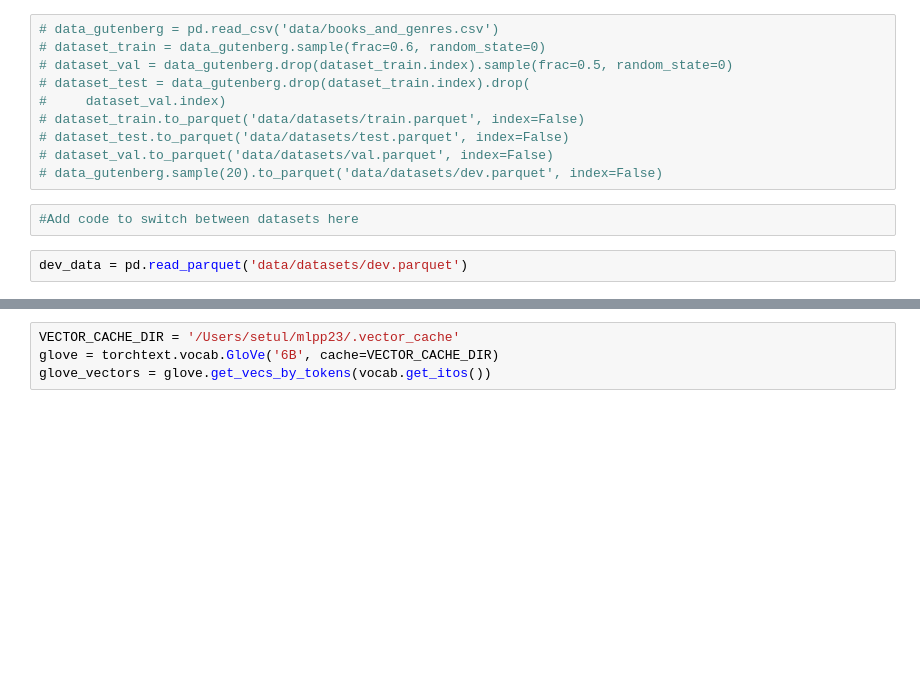
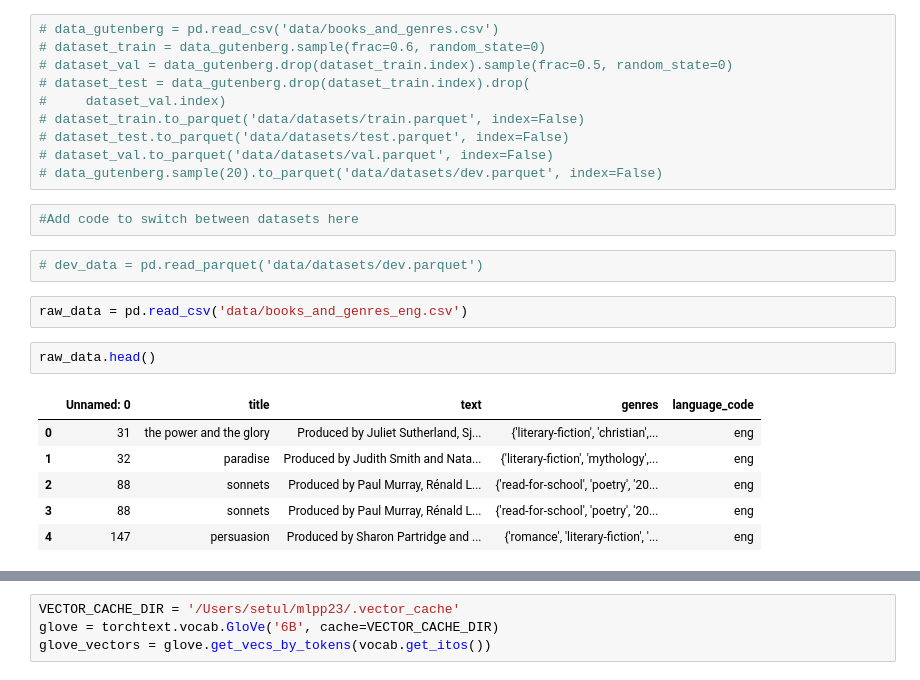
Before and after one commit to LoombaSetu/talk-BERTy-to-me, a Jupyter notebook: seq2seq.ipynb, the cells around one changed output, grey strips where cells are left out. Cells and saved outputs as stored; diff of their text form; blank space fills up the shorter version.

```diff
--- a/seq2seq.ipynb
+++ b/seq2seq.ipynb
@@ -22,4 +22,15 @@ os.chdir("D:/University/Projects/AML/talk-berty-to-me")
 # %%
 #Add code to switch between datasets here
 # %%
-dev_data = pd.read_parquet('data/datasets/dev.parquet')
+# dev_data = pd.read_parquet('data/datasets/dev.parquet')
+# %%
+raw_data = pd.read_csv('data/books_and_genres_eng.csv')
+# %%
+raw_data.head()
+# %% [output]
+|  | Unnamed: 0 | title | text | genres | language_code |
+| 0 | 31 | the power and the glory | Produced by Juliet Sutherland, Sj... | {'literary-fiction', 'christian',... | eng |
+| 1 | 32 | paradise | Produced by Judith Smith and Nata... | {'literary-fiction', 'mythology',... | eng |
+| 2 | 88 | sonnets | Produced by Paul Murray, Rénald L... | {'read-for-school', 'poetry', '20... | eng |
+| 3 | 88 | sonnets | Produced by Paul Murray, Rénald L... | {'read-for-school', 'poetry', '20... | eng |
+| 4 | 147 | persuasion | Produced by Sharon Partridge and ... | {'romance', 'literary-fiction', '... | eng |
```
Also changed, not shown: parts of 39 cells of this notebook.
